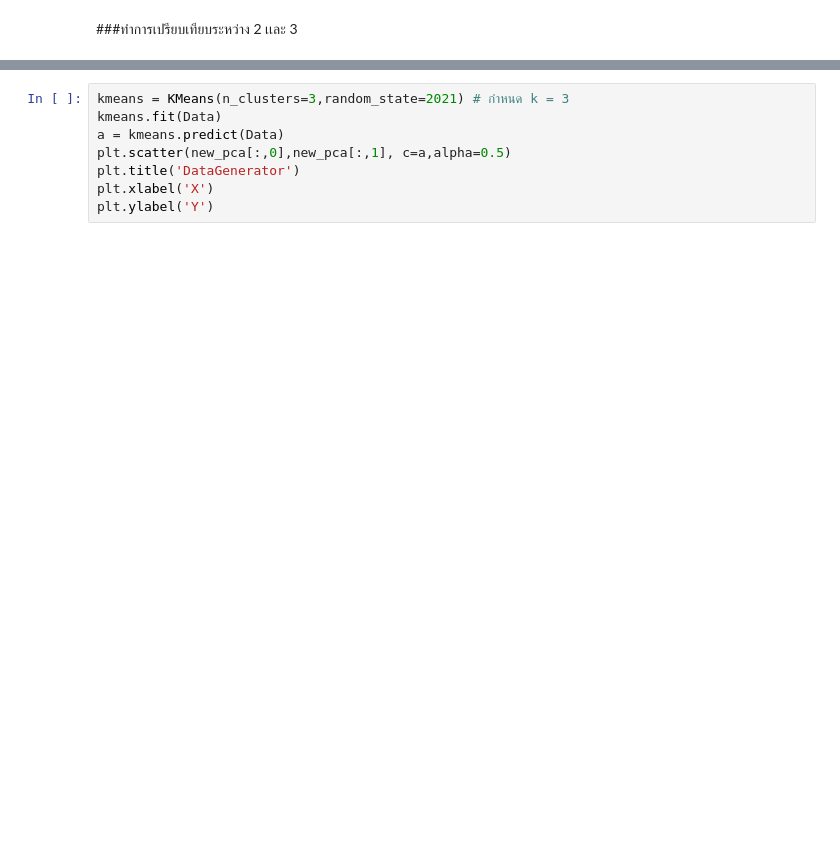
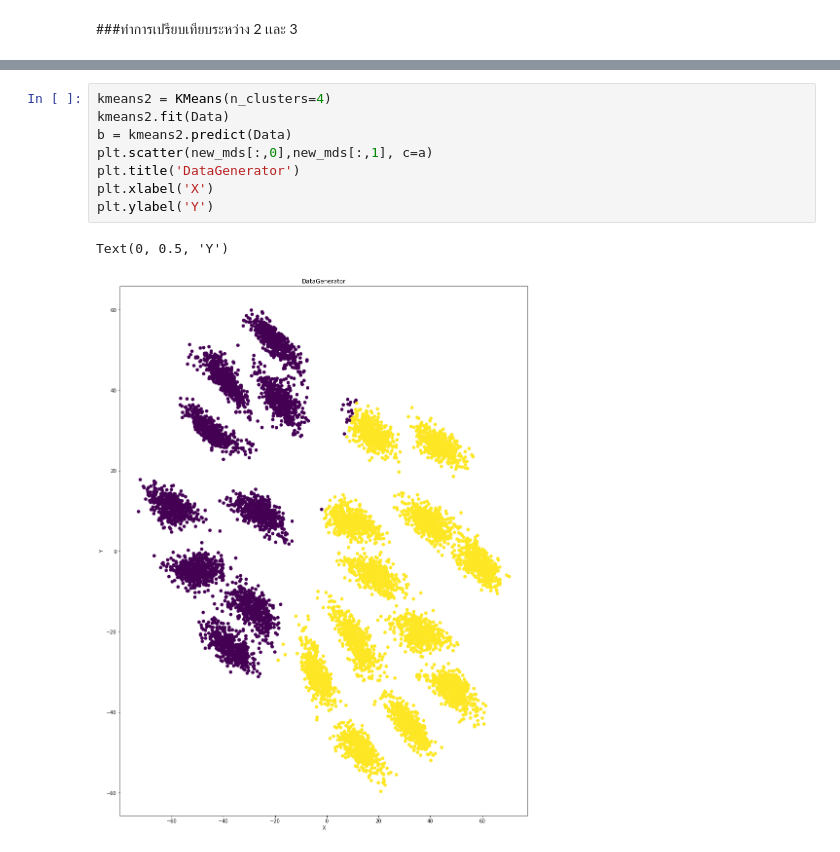
Before and after one commit to Chanunchida-May/multivariate, a Jupyter notebook: Multivariate_Exam.ipynb, the cells around one changed output, grey strips where cells are left out. Saved outputs shown, nothing was run; the diff lists cells and outputs as text; blank space fills up the shorter version.

```diff
--- a/Multivariate_Exam.ipynb
+++ b/Multivariate_Exam.ipynb
@@ -280,8 +286,11 @@ plt.ylabel('Y')
 # %%
-kmeans = KMeans(n_clusters=3,random_state=2021) # กำหนด k = 3
-kmeans.fit(Data)
-a = kmeans.predict(Data)
-plt.scatter(new_pca[:,0],new_pca[:,1], c=a,alpha=0.5)
+kmeans2 = KMeans(n_clusters=4)
+kmeans2.fit(Data)
+b = kmeans2.predict(Data)
+plt.scatter(new_mds[:,0],new_mds[:,1], c=a)
 plt.title('DataGenerator')
 plt.xlabel('X')
 plt.ylabel('Y')
+# %% [output]
+Text(0, 0.5, 'Y')
+[figure, added]
```
Also changed, not shown: parts of 3 cells of this notebook.
